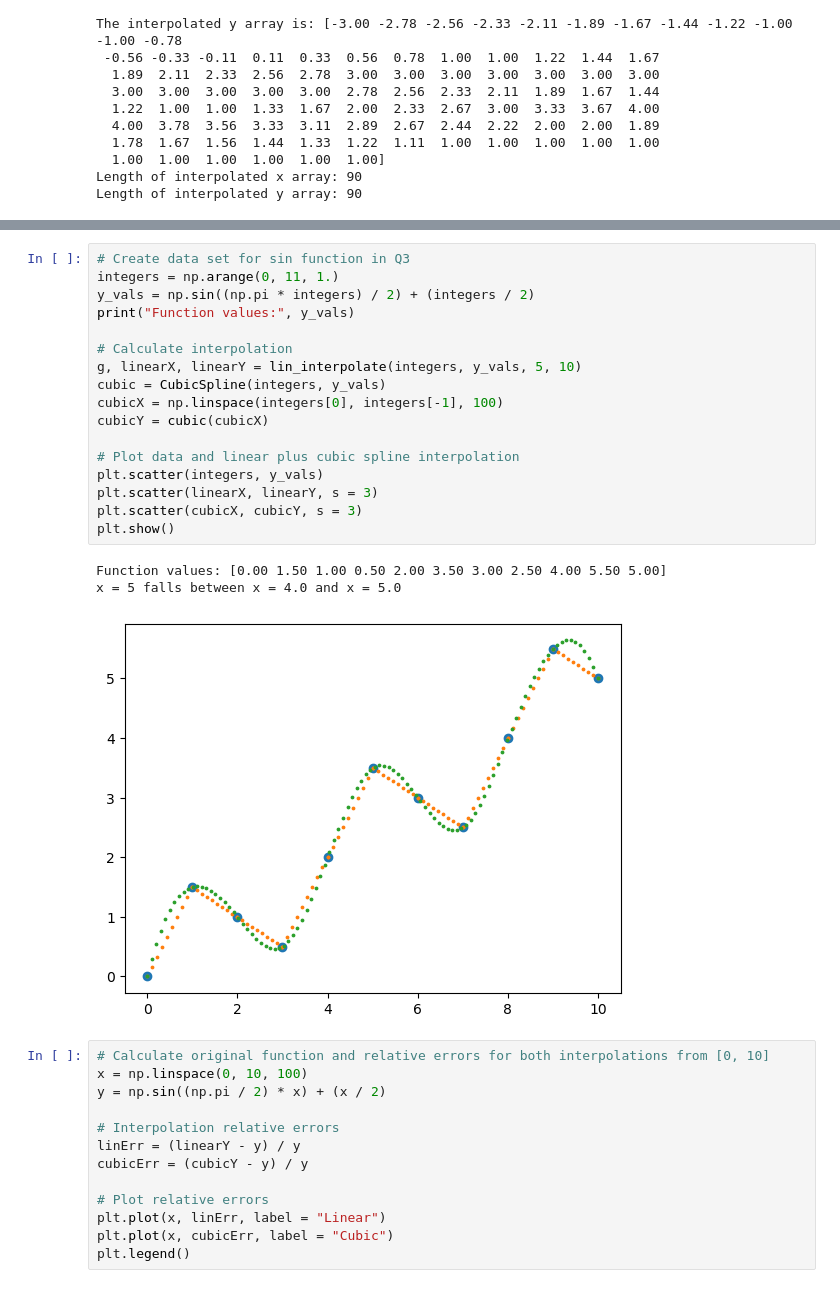
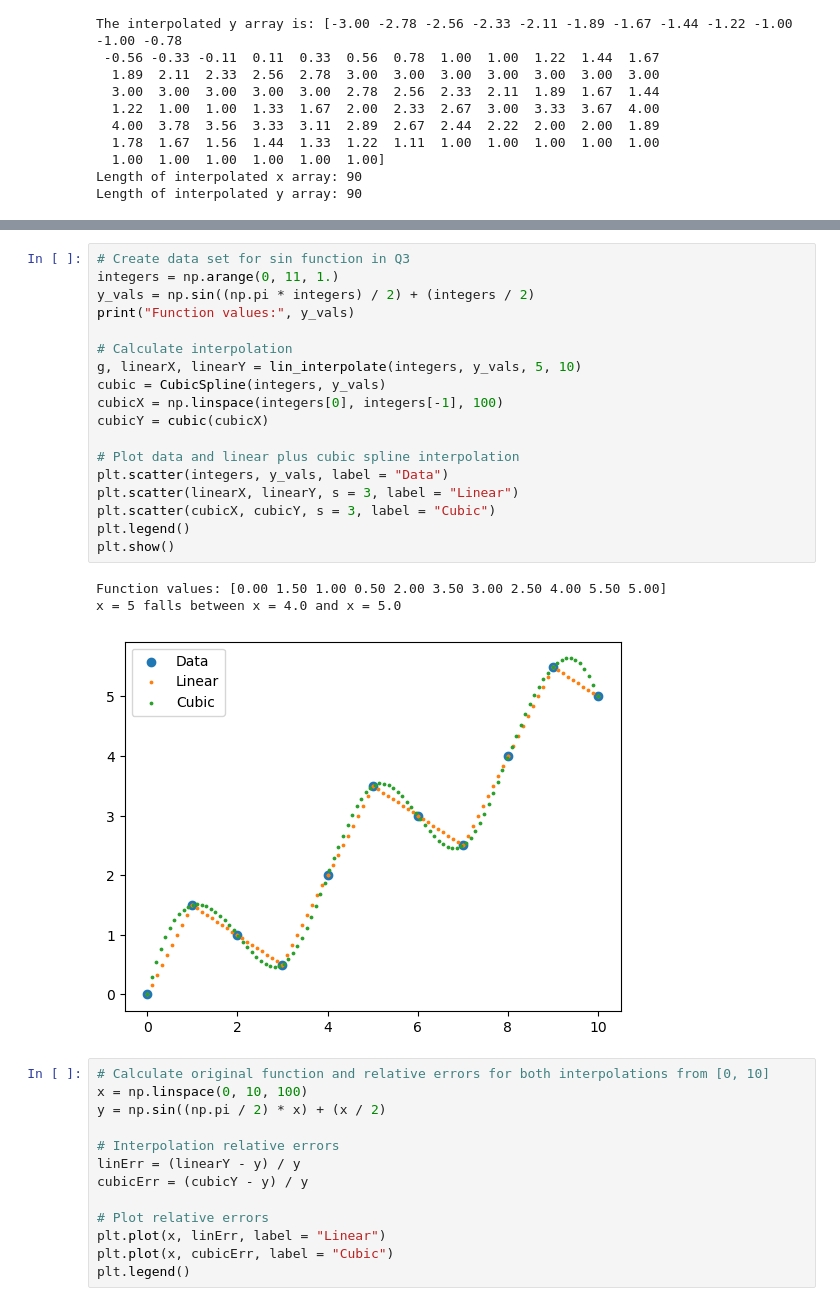
Before and after one commit to PolishJacob/ASTR5900_Projects, a Jupyter notebook: HW_01/Interpolation.ipynb, the cells around one changed output, grey strips where cells are left out. Cells and saved outputs as stored; diff of their text form.

```diff
--- a/HW_01/Interpolation.ipynb
+++ b/HW_01/Interpolation.ipynb
@@ -116,24 +118,25 @@ plt.scatter(x_new, y_new, s = 3)
 # %%
 # Create data set for sin function in Q3
 integers = np.arange(0, 11, 1.)
 y_vals = np.sin((np.pi * integers) / 2) + (integers / 2)
 print("Function values:", y_vals)
 
 # Calculate interpolation
 g, linearX, linearY = lin_interpolate(integers, y_vals, 5, 10)
 cubic = CubicSpline(integers, y_vals)
 cubicX = np.linspace(integers[0], integers[-1], 100)
 cubicY = cubic(cubicX)
 
 # Plot data and linear plus cubic spline interpolation
-plt.scatter(integers, y_vals)
-plt.scatter(linearX, linearY, s = 3)
-plt.scatter(cubicX, cubicY, s = 3)
+plt.scatter(integers, y_vals, label = "Data")
+plt.scatter(linearX, linearY, s = 3, label = "Linear")
+plt.scatter(cubicX, cubicY, s = 3, label = "Cubic")
+plt.legend()
 plt.show()
 # %% [output]
 Function values: [0.00 1.50 1.00 0.50 2.00 3.50 3.00 2.50 4.00 5.50 5.00]
 x = 5 falls between x = 4.0 and x = 5.0
-[figure, old version]
+[figure, new version]
 # %%
 # Calculate original function and relative errors for both interpolations from [0, 10]
 x = np.linspace(0, 10, 100)
```
Also changed, not shown: parts of 3 cells of this notebook.
